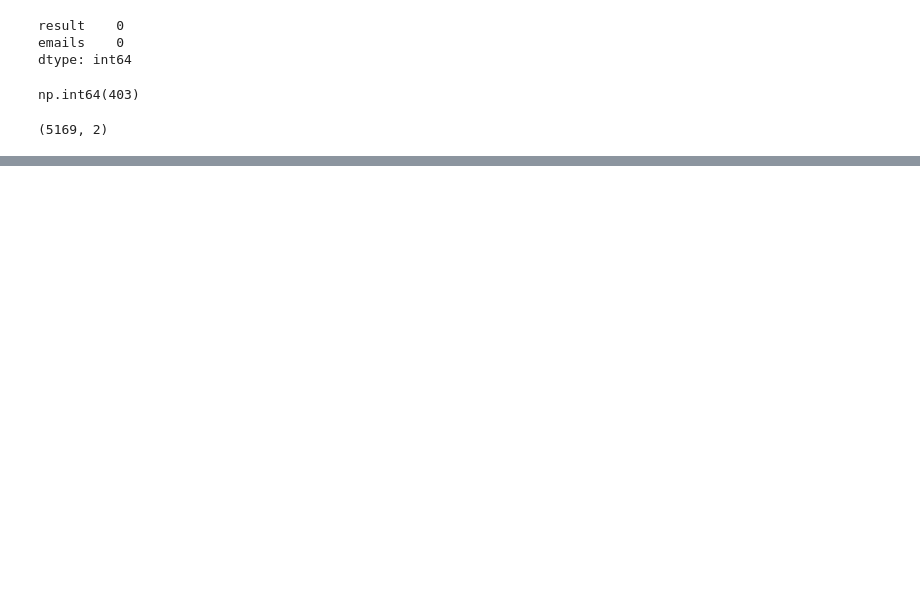
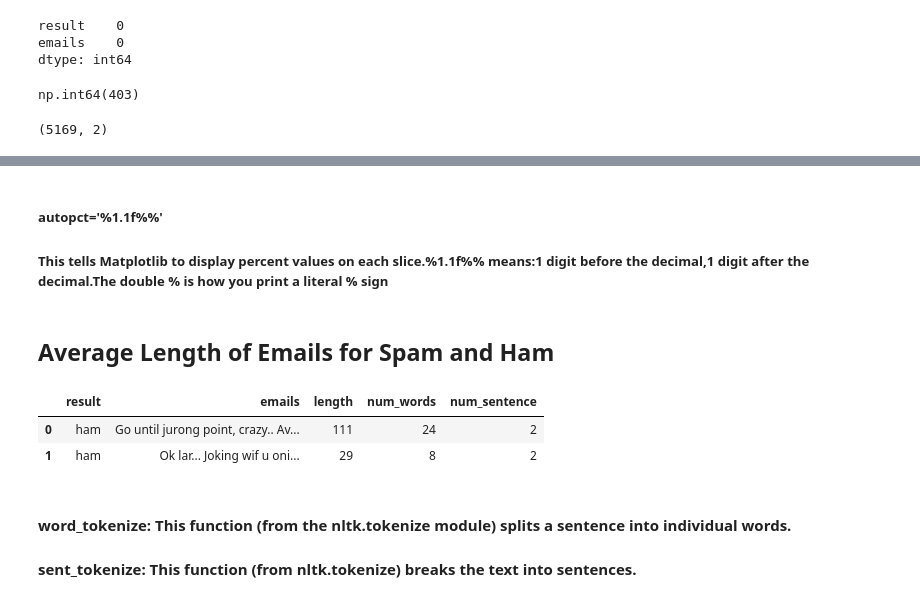
Before and after one commit to seli33/spam-detection, a Jupyter notebook: spam.ipynb, the cells around one changed output, grey strips where cells are left out. Drawn from its saved outputs; the diff is of its cells as text; code cells hidden in the pictures; blank space fills up the shorter version.

```diff
--- a/spam.ipynb
+++ b/spam.ipynb
@@ -103,0 +132,17 @@ data['num_words']=data['emails'].apply(word_tokenize).apply(len)
+# %% [markdown]
+##### autopct='%1.1f%%'
+##### This tells Matplotlib to display percent values on each slice.%1.1f%% means:1 digit before the decimal,1 digit after the decimal.The double % is how you print a literal % sign
+# %% [markdown]
+##  Average Length of Emails for Spam and Ham
+# %%
+data['length']=data['emails'].apply(len)
+data['num_words']=data['emails'].apply(word_tokenize).apply(len)
+data['num_sentence'] = data['emails'].apply(sent_tokenize).apply(len)
+data.head(2)
+# %% [output]
+|  | result | emails | length | num_words | num_sentence |
+| 0 | ham | Go until jurong point, crazy.. Av... | 111 | 24 | 2 |
+| 1 | ham | Ok lar... Joking wif u oni... | 29 | 8 | 2 |
+# %% [markdown]
+#### word_tokenize: This function (from the nltk.tokenize module) splits a sentence into individual words.
+#### sent_tokenize: This function (from nltk.tokenize) breaks the text into sentences.
```
Also changed, not shown: parts of 17 cells of this notebook.
